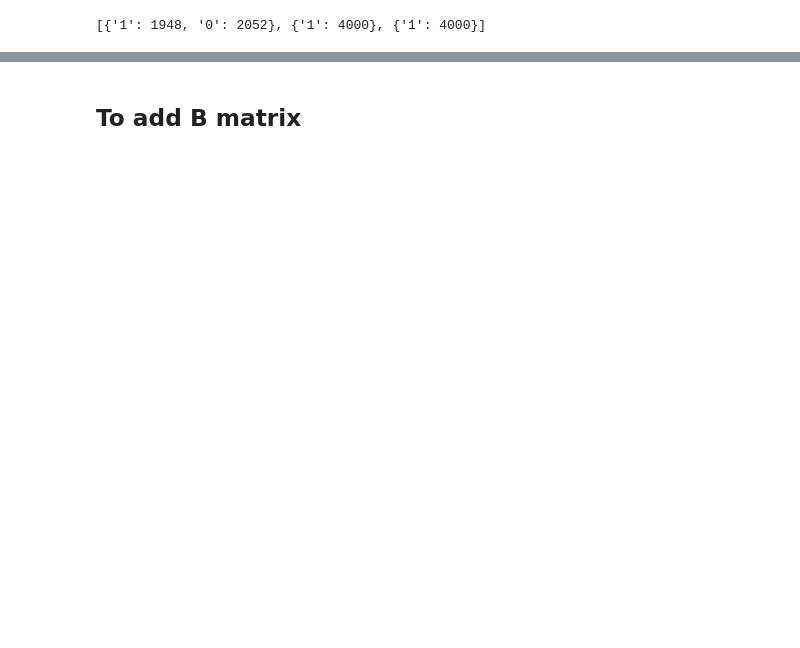
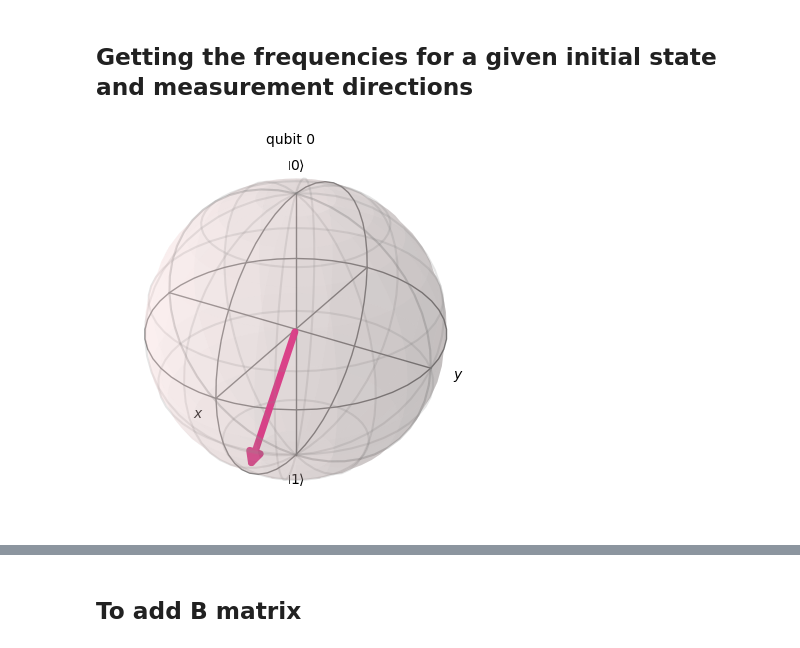
Before and after one commit to ahkatlio/MLE, a Jupyter notebook: Linear_inversion.ipynb, the cells around one changed output, grey strips where cells are left out. Drawn from its saved outputs; the diff is of its cells as text; code cells hidden in the pictures; blank space fills up the shorter version.

```diff
--- a/Linear_inversion.ipynb
+++ b/Linear_inversion.ipynb
@@ -130,4 +130,17 @@ outcomes=measure_results(measurement_basis,ideal_backend)
-# %%
-outcomes
-# %% [output]
-[{'1': 1948, '0': 2052}, {'1': 4000}, {'1': 4000}]
+# %% [markdown]
+## Getting the frequencies for a given initial state and measurement directions
+# %%
+initial_state=[1/3,np.sqrt(1-1/9)]
+
+
+noisy_backend = FakeManilaV2()                    # backend for noisy measurements
+
+ideal_backend=Aer.get_backend('qasm_simulator')    # Use this for ideal measurements
+
+measurement_directions=[(0,0), (np.pi/2,0)]     # list of (theta, phi) tuples , length = number of measurement directions
+
+
+
+plot_bloch_multivector(initial_state)
+# %% [output]
+[figure, added]
```
Also changed, not shown: parts of 13 cells of this notebook, 3 other files.
